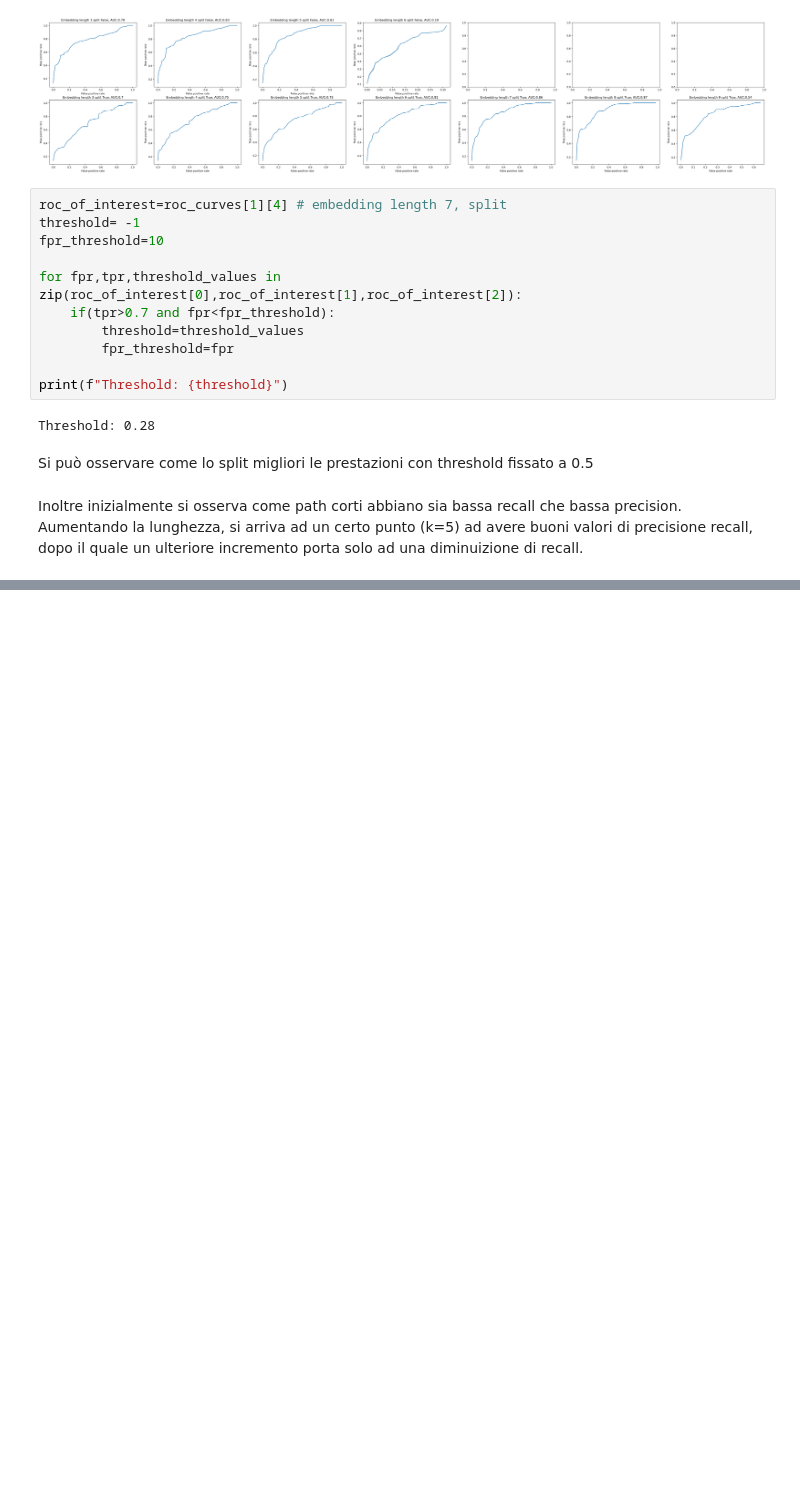
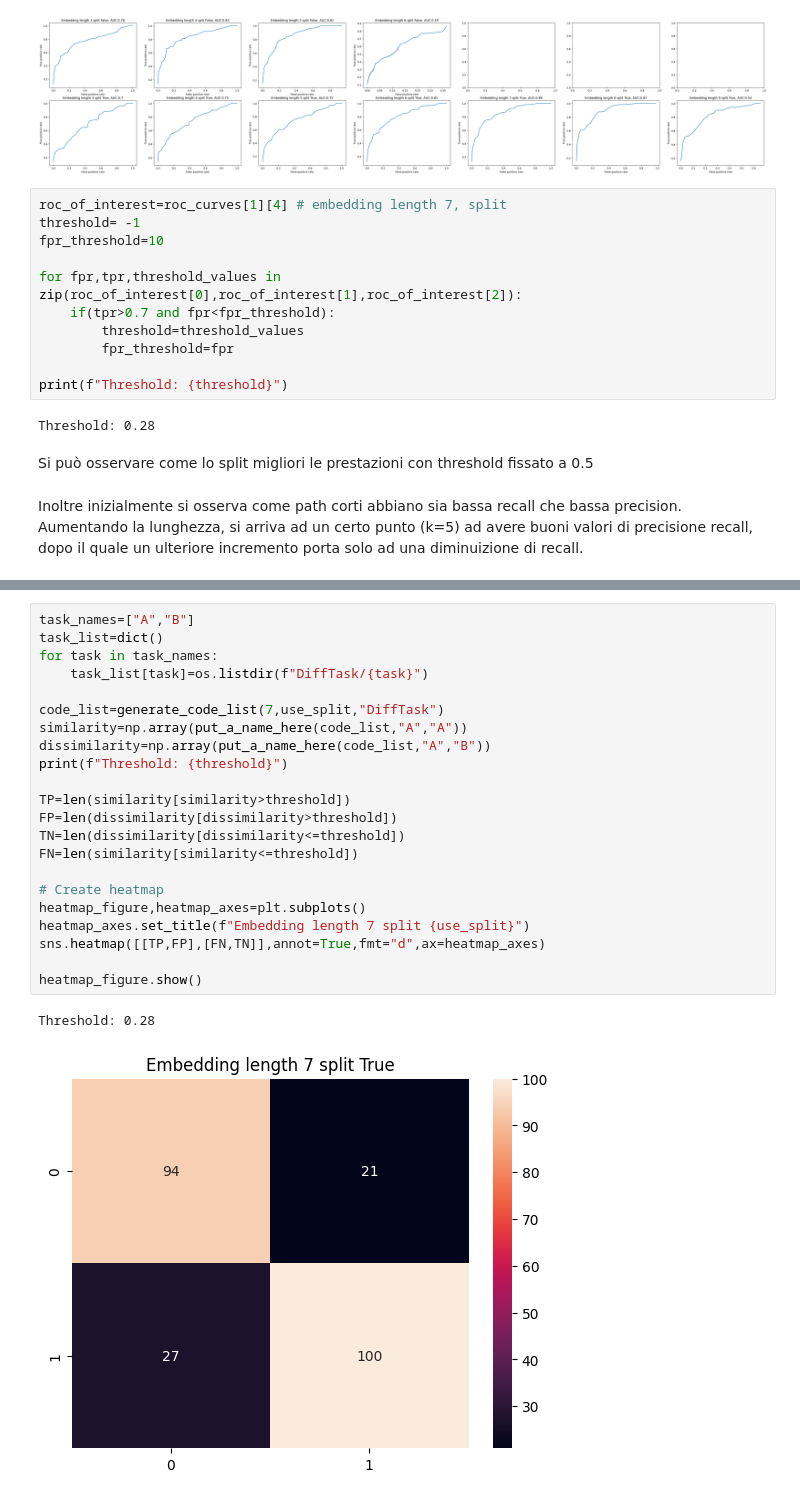
Before and after one commit to ErgastiAlex/CodeSimilarity, a Jupyter notebook: POC.ipynb, the cells around one changed output, grey strips where cells are left out. Cells and saved outputs as stored; diff of their text form; blank space fills up the shorter version.

```diff
--- a/POC.ipynb
+++ b/POC.ipynb
@@ -316,0 +317,25 @@ roc_figure.show()
+# %%
+task_names=["A","B"]
+task_list=dict()
+for task in task_names:
+    task_list[task]=os.listdir(f"DiffTask/{task}")
+
+code_list=generate_code_list(7,use_split,"DiffTask")
+similarity=np.array(put_a_name_here(code_list,"A","A"))
+dissimilarity=np.array(put_a_name_here(code_list,"A","B"))
+print(f"Threshold: {threshold}")
+
+TP=len(similarity[similarity>threshold])
+FP=len(dissimilarity[dissimilarity>threshold])
+TN=len(dissimilarity[dissimilarity<=threshold])
+FN=len(similarity[similarity<=threshold])
+
+# Create heatmap
+heatmap_figure,heatmap_axes=plt.subplots()
+heatmap_axes.set_title(f"Embedding length 7 split {use_split}")
+sns.heatmap([[TP,FP],[FN,TN]],annot=True,fmt="d",ax=heatmap_axes)
+
+heatmap_figure.show()
+# %% [output]
+Threshold: 0.28
+[figure, added]
```
Also changed, not shown: parts of 5 cells of this notebook.
